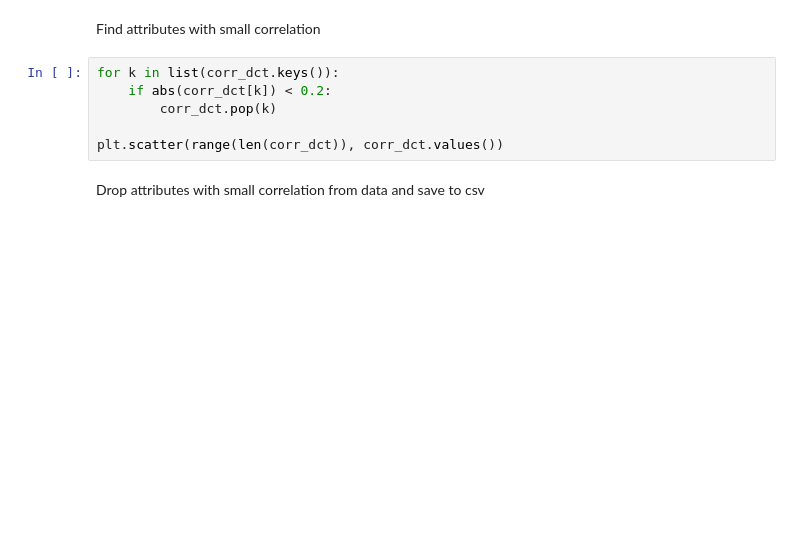
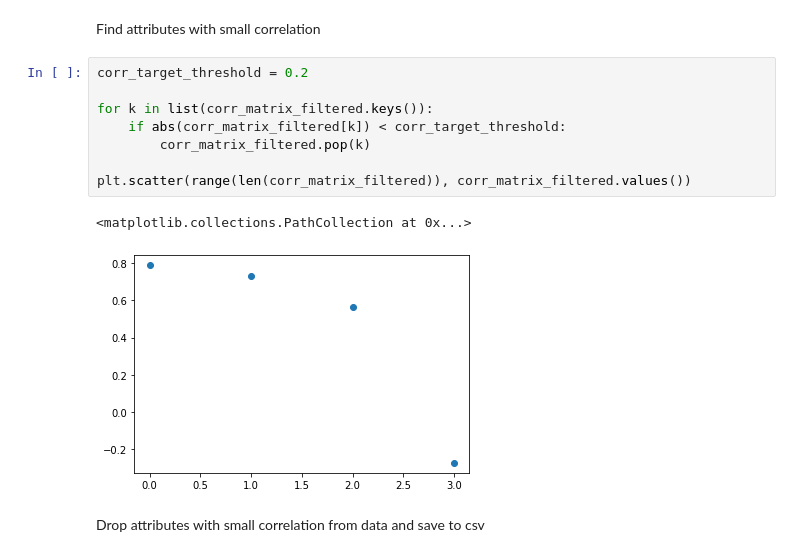
Before and after one commit to PUT-II/Data-Exploration-Project, a Jupyter notebook: notebooks/stage_3_feature_importance.ipynb, the cells around one changed output. Cells and saved outputs as stored; diff of their text form; blank space fills up the shorter version.

```diff
--- a/notebooks/stage_3_feature_importance.ipynb
+++ b/notebooks/stage_3_feature_importance.ipynb
@@ -27,11 +62,16 @@ plt.scatter(range(len(corr_dct)), corr_dct.values())
 # %% [markdown]
 Find attributes with small correlation
 # %%
-for k in list(corr_dct.keys()):
-    if abs(corr_dct[k]) < 0.2:
-        corr_dct.pop(k)
+corr_target_threshold = 0.2
 
-plt.scatter(range(len(corr_dct)), corr_dct.values())
+for k in list(corr_matrix_filtered.keys()):
+    if abs(corr_matrix_filtered[k]) < corr_target_threshold:
+        corr_matrix_filtered.pop(k)
+
+plt.scatter(range(len(corr_matrix_filtered)), corr_matrix_filtered.values())
+# %% [output]
+<matplotlib.collections.PathCollection at 0x...>
+[figure, added]
 # %% [markdown]
 Drop attributes with small correlation from data and save to csv
 # %%
```
Also changed, not shown: parts of 5 cells of this notebook, 1 other file.
